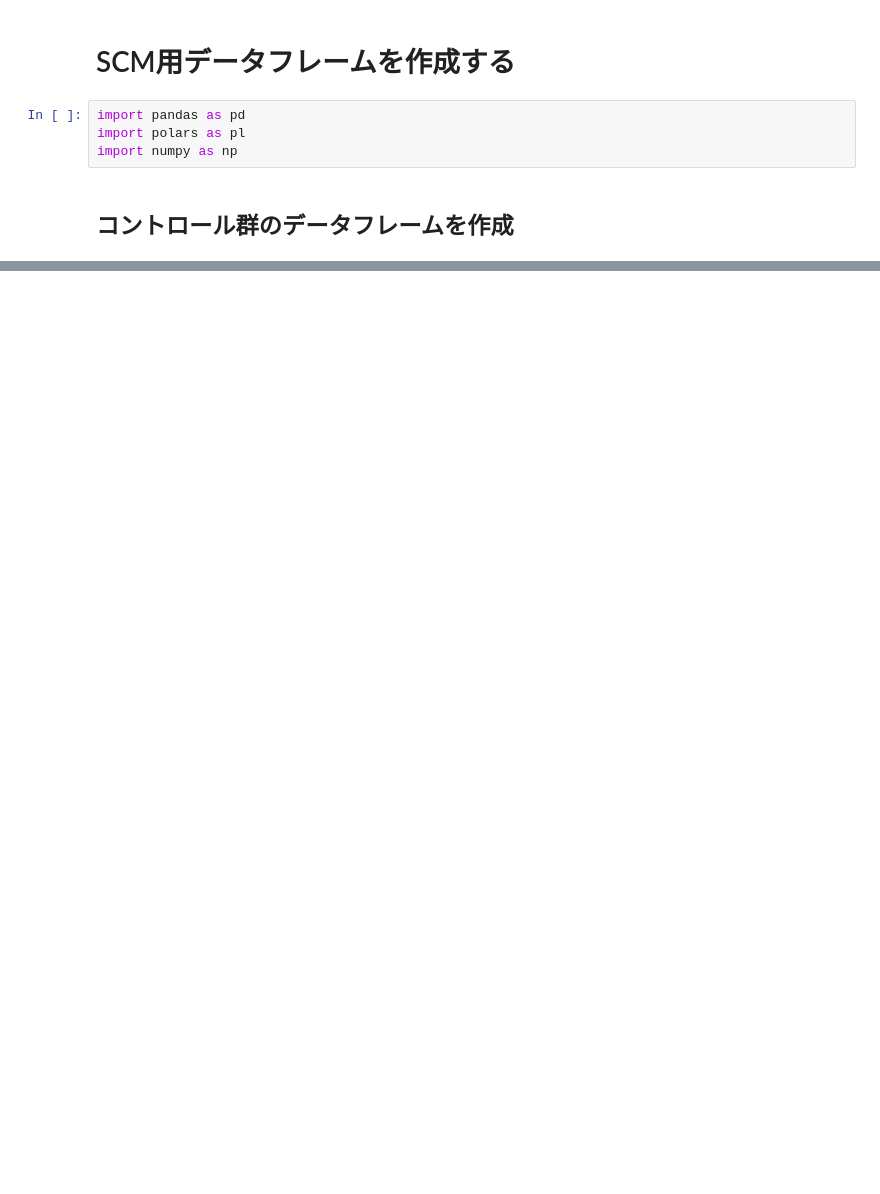
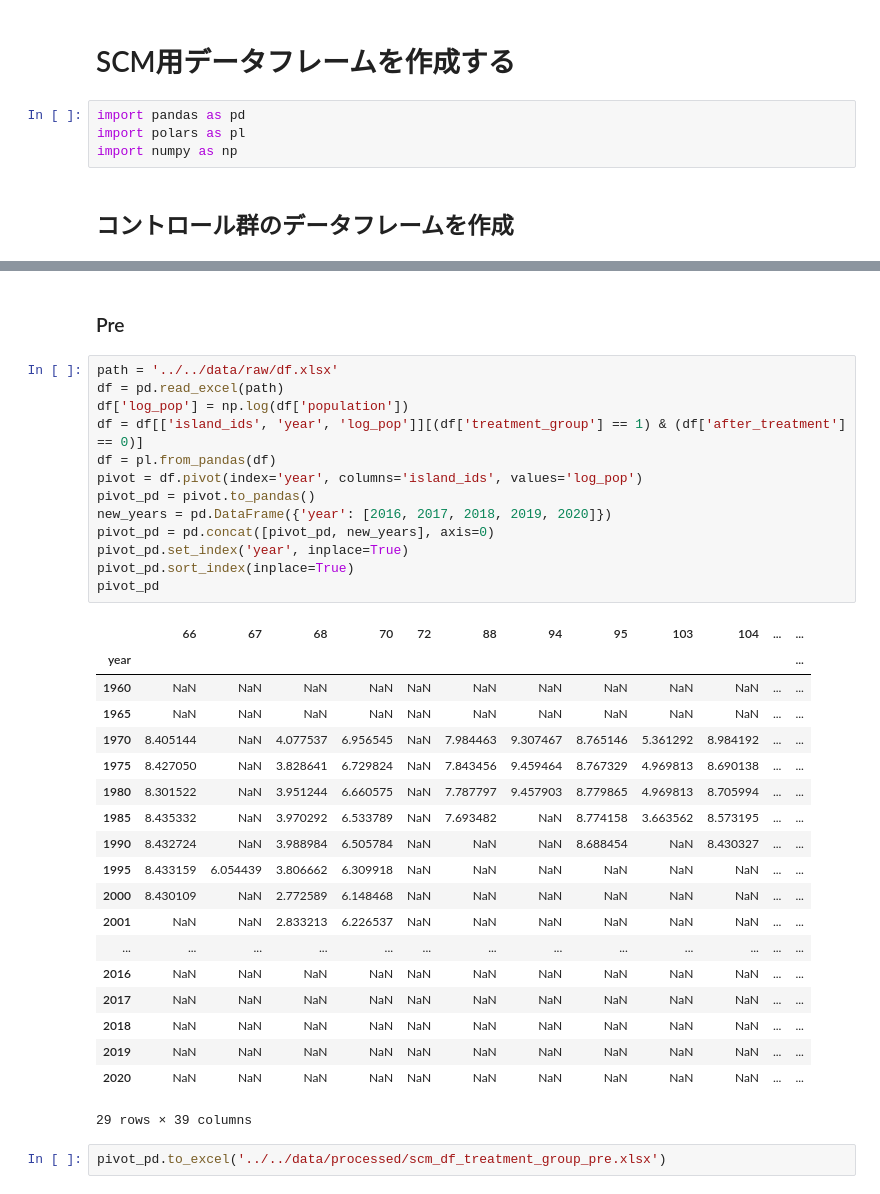
Before and after one commit to Keisei-Akiya/bridge-straw-effects, a Jupyter notebook: src/data_cleaning/get_scm_df.ipynb, the cells around one changed output, grey strips where cells are left out. Saved outputs shown, nothing was run; the diff lists cells and outputs as text; blank space fills up the shorter version.

```diff
--- a/src/data_cleaning/get_scm_df.ipynb
+++ b/src/data_cleaning/get_scm_df.ipynb
@@ -37,0 +45,37 @@ pivot_pd = pivot.to_pandas()
+# %% [markdown]
+### Pre
+# %%
+path = '../../data/raw/df.xlsx'
+df = pd.read_excel(path)
+df['log_pop'] = np.log(df['population'])
+df = df[['island_ids', 'year', 'log_pop']][(df['treatment_group'] == 1) & (df['after_treatment'] == 0)]
+df = pl.from_pandas(df)
+pivot = df.pivot(index='year', columns='island_ids', values='log_pop')
+pivot_pd = pivot.to_pandas()
+new_years = pd.DataFrame({'year': [2016, 2017, 2018, 2019, 2020]})
+pivot_pd = pd.concat([pivot_pd, new_years], axis=0)
+pivot_pd.set_index('year', inplace=True)
+pivot_pd.sort_index(inplace=True)
+pivot_pd
+# %% [output]
+|  | 66 | 67 | 68 | 70 | 72 | 88 | 94 | 95 | 103 | 104 | ... | ... |
+| year |  |  |  |  |  |  |  |  |  |  |  | ... |
+| 1960 | NaN | NaN | NaN | NaN | NaN | NaN | NaN | NaN | NaN | NaN | ... | ... |
+| 1965 | NaN | NaN | NaN | NaN | NaN | NaN | NaN | NaN | NaN | NaN | ... | ... |
+| 1970 | 8.405144 | NaN | 4.077537 | 6.956545 | NaN | 7.984463 | 9.307467 | 8.765146 | 5.361292 | 8.984192 | ... | ... |
+| 1975 | 8.427050 | NaN | 3.828641 | 6.729824 | NaN | 7.843456 | 9.459464 | 8.767329 | 4.969813 | 8.690138 | ... | ... |
+| 1980 | 8.301522 | NaN | 3.951244 | 6.660575 | NaN | 7.787797 | 9.457903 | 8.779865 | 4.969813 | 8.705994 | ... | ... |
+| 1985 | 8.435332 | NaN | 3.970292 | 6.533789 | NaN | 7.693482 | NaN | 8.774158 | 3.663562 | 8.573195 | ... | ... |
+| 1990 | 8.432724 | NaN | 3.988984 | 6.505784 | NaN | NaN | NaN | 8.688454 | NaN | 8.430327 | ... | ... |
+| 1995 | 8.433159 | 6.054439 | 3.806662 | 6.309918 | NaN | NaN | NaN | NaN | NaN | NaN | ... | ... |
+| 2000 | 8.430109 | NaN | 2.772589 | 6.148468 | NaN | NaN | NaN | NaN | NaN | NaN | ... | ... |
+| 2001 | NaN | NaN | 2.833213 | 6.226537 | NaN | NaN | NaN | NaN | NaN | NaN | ... | ... |
+| ... | ... | ... | ... | ... | ... | ... | ... | ... | ... | ... | ... | ... |
+| 2016 | NaN | NaN | NaN | NaN | NaN | NaN | NaN | NaN | NaN | NaN | ... | ... |
+| 2017 | NaN | NaN | NaN | NaN | NaN | NaN | NaN | NaN | NaN | NaN | ... | ... |
+| 2018 | NaN | NaN | NaN | NaN | NaN | NaN | NaN | NaN | NaN | NaN | ... | ... |
+| 2019 | NaN | NaN | NaN | NaN | NaN | NaN | NaN | NaN | NaN | NaN | ... | ... |
+| 2020 | NaN | NaN | NaN | NaN | NaN | NaN | NaN | NaN | NaN | NaN | ... | ... |
+29 rows × 39 columns
+# %%
+pivot_pd.to_excel('../../data/processed/scm_df_treatment_group_pre.xlsx')
```
Also changed, not shown: parts of 8 cells of this notebook, 1 other file.
